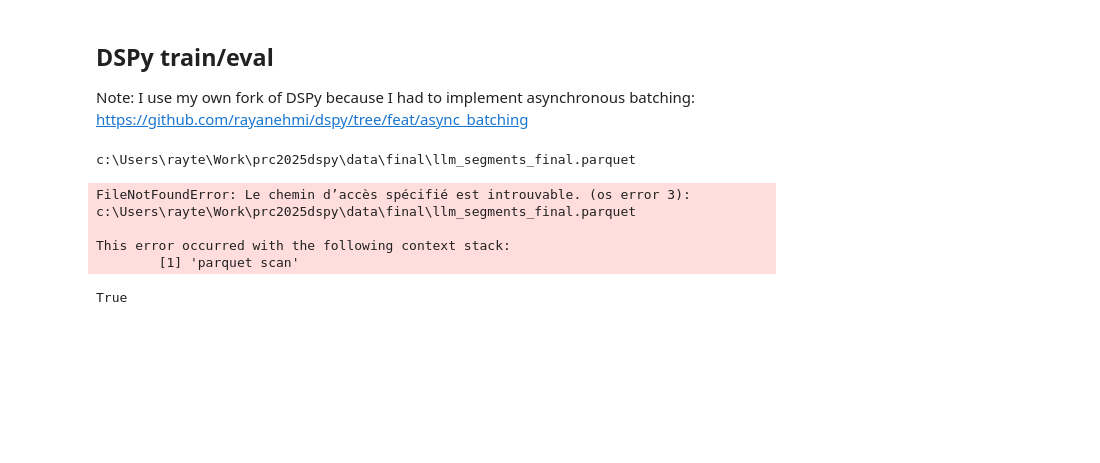
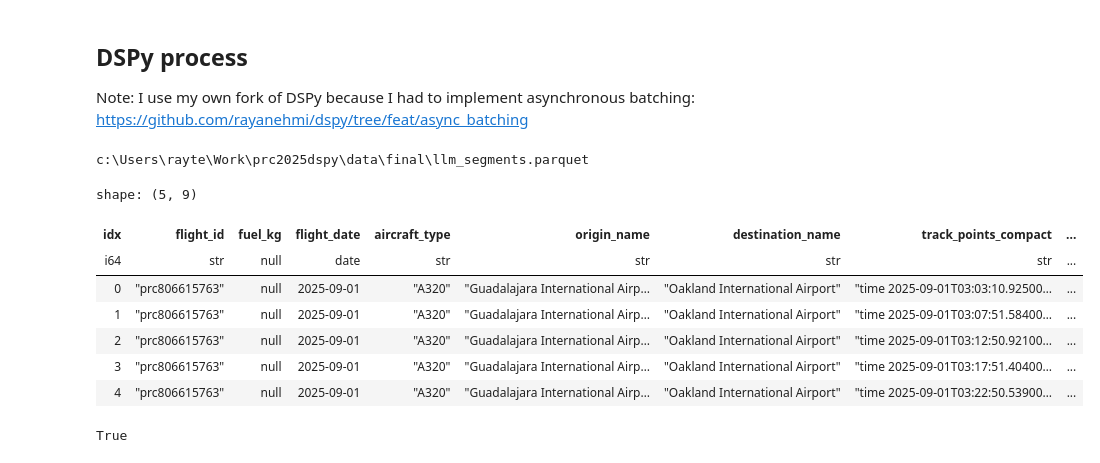
Before and after one commit to rayanehmi/prc2025dspy, a Jupyter notebook: src/dspy_process.ipynb, the cells around one changed output. Cells and saved outputs as stored; diff of their text form; code cells hidden in the pictures; blank space fills up the shorter version.

```diff
--- a/src/dspy_train.ipynb
+++ b/src/dspy_process.ipynb
@@ -1,5 +1,5 @@
 # %% [markdown]
-## DSPy train/eval
+## DSPy process
 
 Note: I use my own fork of DSPy because I had to implement asynchronous batching: https://github.com/rayanehmi/dspy/tree/feat/async_batching
 # %%
@@ -13,17 +13,21 @@ OUTPUT_DIR = os.path.join(DATA_PATH, DATA_TYPE)
 # %%
 # Load complete data
 import polars as pl
 
-SEGMENTS_PATH = os.path.join(OUTPUT_DIR, "llm_segments_" + DATA_TYPE + ".parquet")
+SEGMENTS_PATH = os.path.join(OUTPUT_DIR, "llm_segments.parquet")
 print(SEGMENTS_PATH)
 df = pl.read_parquet(SEGMENTS_PATH)
 df.head()
 # %% [output]
-c:\Users\rayte\Work\prc2025dspy\data\final\llm_segments_final.parquet
+c:\Users\rayte\Work\prc2025dspy\data\final\llm_segments.parquet
-FileNotFoundError: Le chemin d’accès spécifié est introuvable. (os error 3): c:\Users\rayte\Work\prc2025dspy\data\final\llm_segments_final.parquet
-
-This error occurred with the following context stack:
-        [1] 'parquet scan'
+shape: (5, 9)
+| idx | flight_id | fuel_kg | flight_date | aircraft_type | origin_name | destination_name | track_points_compact | ... |
+| i64 | str | null | date | str | str | str | str | ... |
+| 0 | "prc806615763" | null | 2025-09-01 | "A320" | "Guadalajara International Airp… | "Oakland International Airport" | "time 2025-09-01T03:03:10.92500… | ... |
+| 1 | "prc806615763" | null | 2025-09-01 | "A320" | "Guadalajara International Airp… | "Oakland International Airport" | "time 2025-09-01T03:07:51.58400… | ... |
+| 2 | "prc806615763" | null | 2025-09-01 | "A320" | "Guadalajara International Airp… | "Oakland International Airport" | "time 2025-09-01T03:12:50.92100… | ... |
+| 3 | "prc806615763" | null | 2025-09-01 | "A320" | "Guadalajara International Airp… | "Oakland International Airport" | "time 2025-09-01T03:17:51.40400… | ... |
+| 4 | "prc806615763" | null | 2025-09-01 | "A320" | "Guadalajara International Airp… | "Oakland International Airport" | "time 2025-09-01T03:22:50.53900… | ... |
 # %%
 import dspy
 from dotenv import load_dotenv
```
Also changed, not shown: parts of 5 cells of this notebook.
